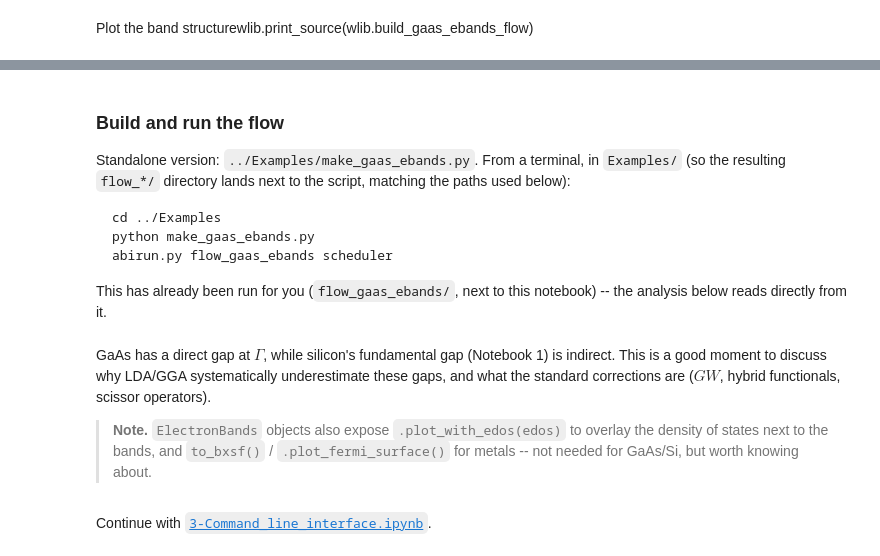
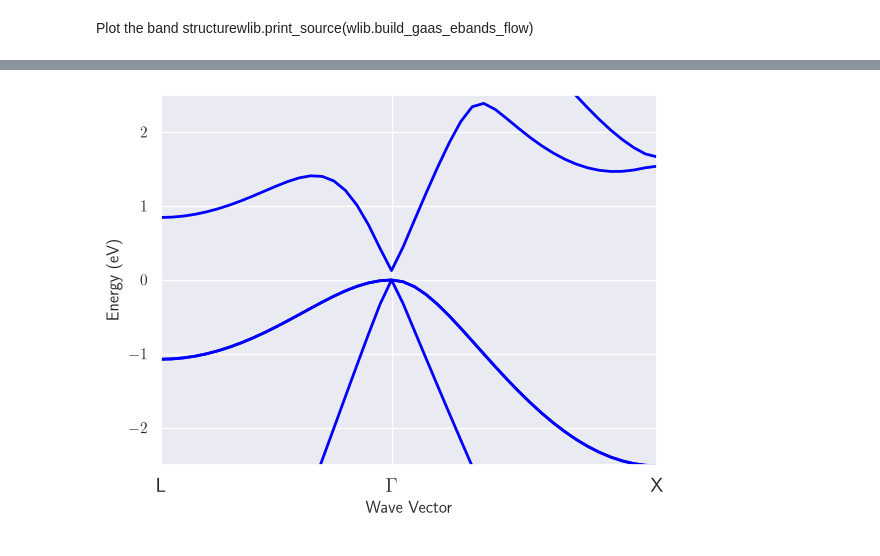
Before and after one commit to GkAntonius/Abinit_speedrun_tutorial, a Jupyter notebook: Notebooks/2-Convergence_study.ipynb, the cells around one changed output, grey strips where cells are left out. Cells and saved outputs as stored; diff of their text form; code cells hidden in the pictures.

````diff
--- a/Notebooks/2-Convergence_study.ipynb
+++ b/Notebooks/2-Convergence_study.ipynb
@@ -395,15 +329,0 @@ wlib.print_source(wlib.build_gaas_ebands_flow)
-# %% [markdown]
-### Build and run the flow
-
-Standalone version: `../Examples/make_gaas_ebands.py`. From a terminal,
-in `Examples/` (so the resulting `flow_*/` directory lands next to the
-script, matching the paths used below):
-
-```
-cd ../Examples
-python make_gaas_ebands.py
-abirun.py flow_gaas_ebands scheduler
-```
-
-This has already been run for you (`flow_gaas_ebands/`, next to this
-notebook) -- the analysis below reads directly from it.
@@ -417,12 +330,5 @@ fig.gca().set_title("GaAs");
-# %% [markdown]
-GaAs has a direct gap at $\Gamma$, while silicon's fundamental gap
-(Notebook 1) is indirect. This is a good moment to discuss why LDA/GGA
-systematically underestimate these gaps, and what the standard corrections
-are ($GW$, hybrid functionals, scissor operators).
-
-> **Note.** `ElectronBands` objects also expose `.plot_with_edos(edos)` to
-> overlay the density of states next to the bands, and `to_bxsf()` /
-> `.plot_fermi_surface()` for metals -- not needed for GaAs/Si, but worth
-> knowing about.
-# %% [markdown]
-Continue with [`3-Command_line_interface.ipynb`](3-Command_line_interface.ipynb).
+# %%
+# Display resulting figure
+fig = wlib.plot_ebands('flow_gaas_ebands', figname='', ylims=(-2.5,2.5), show=True)
+# %% [output]
+[figure, added]
````
Also changed, not shown: parts of 17 cells of this notebook, 7 other files.
